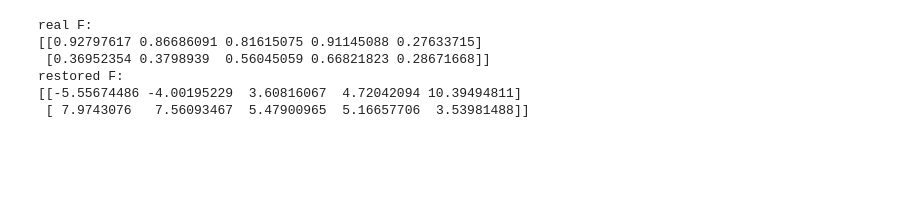
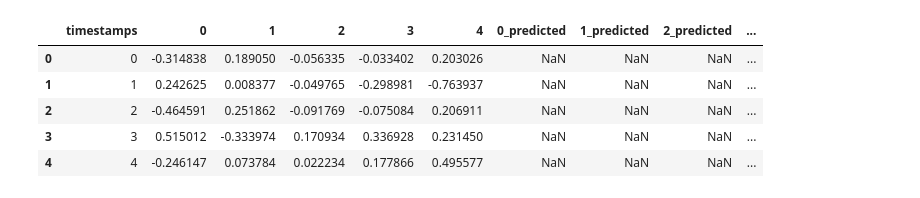
Before and after one commit to vladbataev/BigML, a Jupyter notebook: testing on synthetic data.ipynb, the cells around one changed output. Cells and saved outputs as stored; diff of their text form; code cells hidden in the pictures; blank space fills up the shorter version.

```diff
--- a/testing on synthetic data.ipynb
+++ b/testing on synthetic data.ipynb
@@ -147,13 +149,19 @@ restored coefficients:
-# %%
-print("real F: ")
-print(np.asarray(F))
-F_restored = pd.read_csv('tmp/factor_out_1_F.csv')
-print("restored F: ")
-print(F_restored.as_matrix())
-# %% [output]
-real F:
-[[0.92797617 0.86686091 0.81615075 0.91145088 0.27633715]
- [0.36952354 0.3798939  0.56045059 0.66821823 0.28671668]]
-restored F:
-[[-5.55674486 -4.00195229  3.60816067  4.72042094 10.39494811]
- [ 7.9743076   7.56093467  5.47900965  5.16657706  3.53981488]]
+# %%
+predictions = pd.read_csv('tmp/predictions_1.csv')
+from matplotlib import pyplot as plt
+renaming = {}
+
+for column in predictions.columns:
+    if column != 'timestamps':
+        renaming[column] = column + '_predicted'
+predictions = predictions.rename(columns = renaming)
+
+combined = dataset.join(predictions.set_index('timestamps'), on = 'timestamps')
+combined.head()
+# %% [output]
+|  | timestamps | 0 | 1 | 2 | 3 | 4 | 0_predicted | 1_predicted | 2_predicted | ... |
+| 0 | 0 | -0.314838 | 0.189050 | -0.056335 | -0.033402 | 0.203026 | NaN | NaN | NaN | ... |
+| 1 | 1 | 0.242625 | 0.008377 | -0.049765 | -0.298981 | -0.763937 | NaN | NaN | NaN | ... |
+| 2 | 2 | -0.464591 | 0.251862 | -0.091769 | -0.075084 | 0.206911 | NaN | NaN | NaN | ... |
+| 3 | 3 | 0.515012 | -0.333974 | 0.170934 | 0.336928 | 0.231450 | NaN | NaN | NaN | ... |
+| 4 | 4 | -0.246147 | 0.073784 | 0.022234 | 0.177866 | 0.495577 | NaN | NaN | NaN | ... |
```
Also changed, not shown: parts of 5 cells of this notebook.
